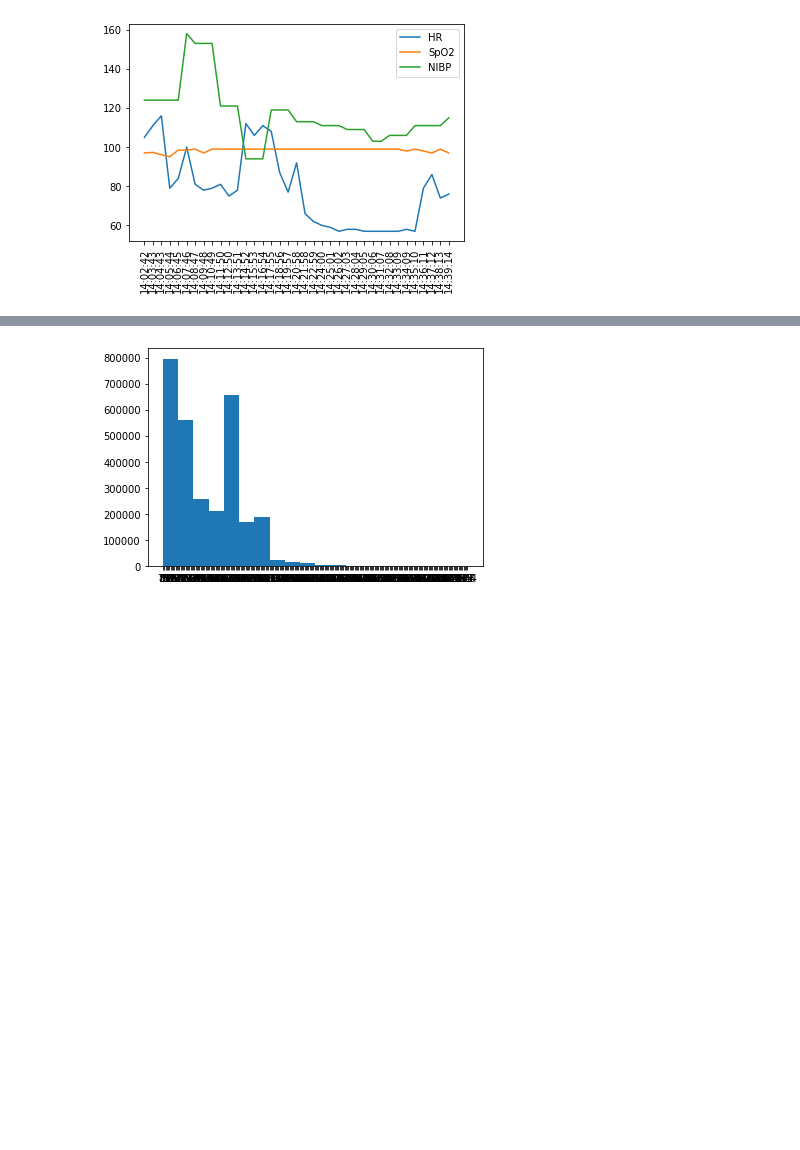
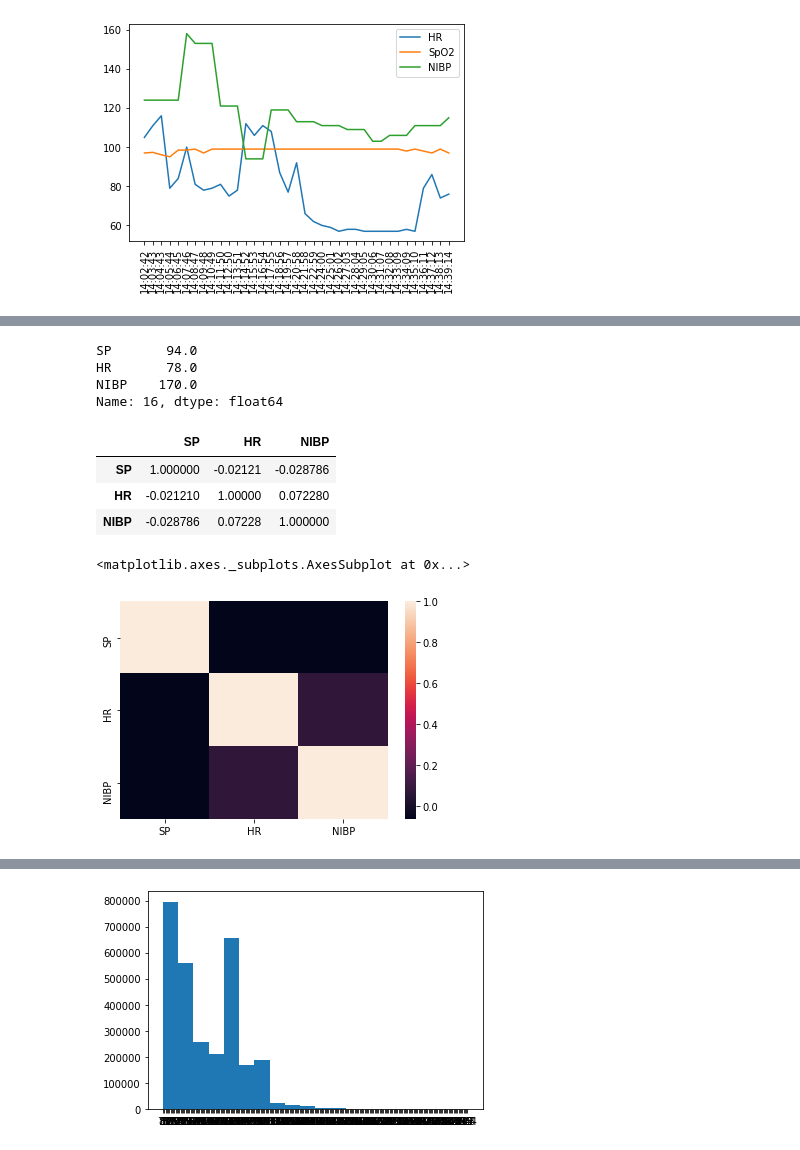
Before and after one commit to FlorisSchmidt/ML, a Jupyter notebook: visualizations.ipynb, the cells around one changed output, grey strips where cells are left out. Saved outputs shown, nothing was run; the diff lists cells and outputs as text; code cells hidden in the pictures; blank space fills up the shorter version.

```diff
--- a/visualizations.ipynb
+++ b/visualizations.ipynb
@@ -72,0 +204,19 @@ with open('clean_data.pk', 'rb') as handle:
+# %%
+pat
+# %% [output]
+SP       94.0
+HR       78.0
+NIBP    170.0
+Name: 16, dtype: float64
+# %%
+dfSet.corr()
+# %% [output]
+|  | SP | HR | NIBP |
+| SP | 1.000000 | -0.02121 | -0.028786 |
+| HR | -0.021210 | 1.00000 | 0.072280 |
+| NIBP | -0.028786 | 0.07228 | 1.000000 |
+# %%
+sns.heatmap(ds.corr())
+# %% [output]
+<matplotlib.axes._subplots.AxesSubplot at 0x...>
+[figure, added]
```
Also changed, not shown: parts of 33 cells of this notebook.
